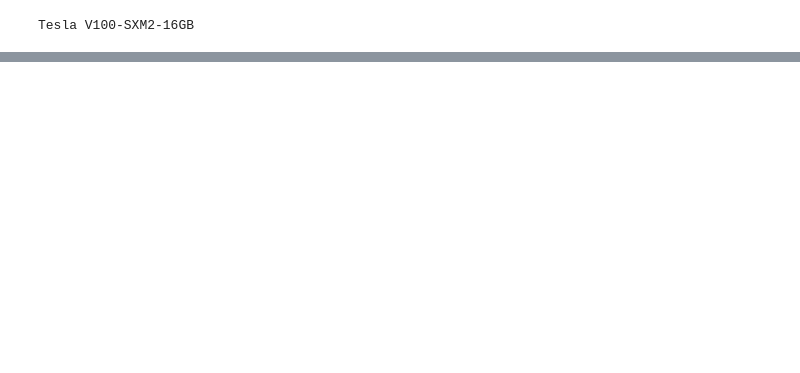
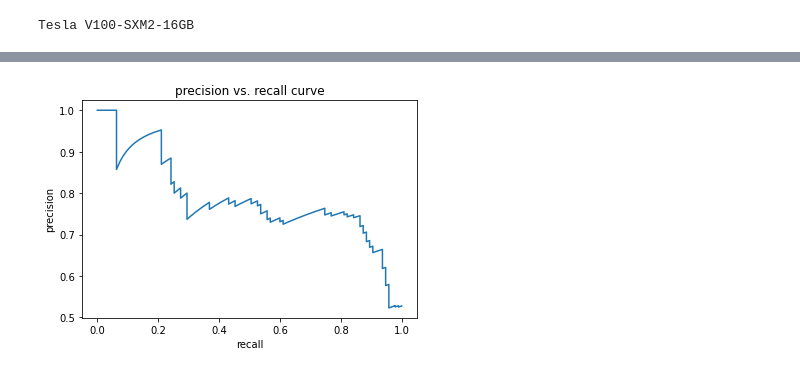
Before and after one commit to aides9/deepfake, a Jupyter notebook: Pytorch_Capsule_ResNet.ipynb, the cells around one changed output, grey strips where cells are left out. Cells and saved outputs as stored; diff of their text form; code cells hidden in the pictures; blank space fills up the shorter version.

```diff
--- a/Pytorch_Capsule_ResNet.ipynb
+++ b/Pytorch_Capsule_ResNet.ipynb
@@ -201,12 +78,17 @@ def train_model(model, criterion, optimizer, scheduler, num_epochs=25):
+# %%
+writer = SummaryWriter('/content/drive/MyDrive/Colab Notebooks/Tensorboard_Log/Pytorch_CapsuleResNet/'+str(datetime.now()))
+# %%
+train_image_datasets = DFDC(TRAINING_DATA_FOLDER, data_transforms)
+test_image_datasets = DFDC(TESTING_DATA_FOLDER, data_transforms_test)
 # %%
-model =  CapsuleNet.ResNetCapsule(random=True, dropout = 0.05)
+device = torch.device("cuda:0")
+model = ResNetCapsule(random=True, dropout=0.05)
 
 for param in model.CapsuleNet.parameters():
     param.requires_grad = True
-criterion = CapsuleNet.CapsuleLoss()
-
-optimizer_conv = optim.Adam(model.CapsuleNet.parameters(), lr=0.0001)
-exp_lr_scheduler = lr_scheduler.StepLR(optimizer_conv, step_size=7, gamma=0.1)
-
-model, epoch_time = train_model(model, criterion, optimizer_conv, exp_lr_scheduler, num_epochs=25)
+criterion = CapsuleLoss()
+optimizer = optim.Adam(model.CapsuleNet.parameters(), lr=0.0001)
+scheduler = lr_scheduler.StepLR(optimizer, step_size=5, gamma=0.1)
+model = Train(model, train_image_datasets, device, writer)
+model, loader = model.run(criterion = criterion, optimizer = optimizer, scheduler = scheduler)
 # %% [output]
@@ -251,0 +112,3 @@ f1_score(testlabels, np.round(predictions), average="macro")
+# %%
+eval = Eval(model,test_image_datasets,device)
+eval.run()
@@ -277,0 +141,4 @@ make_dot(y, params=dict(model.named_parameters()))
+# %%
+eval.plot_precisionrecall()
+# %% [output]
+[figure, added]
```
Also changed, not shown: parts of 21 cells of this notebook, 8 other files.
